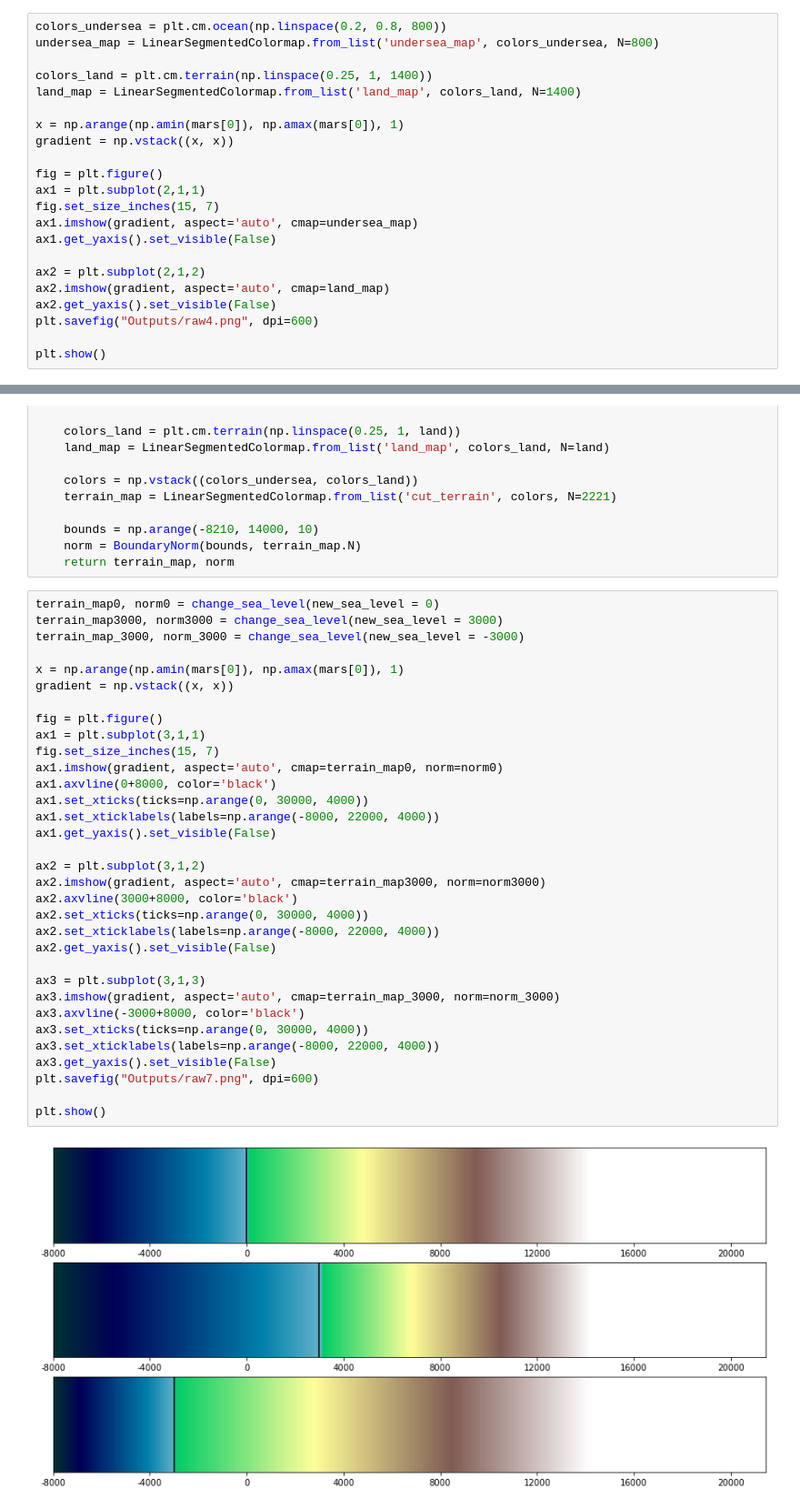
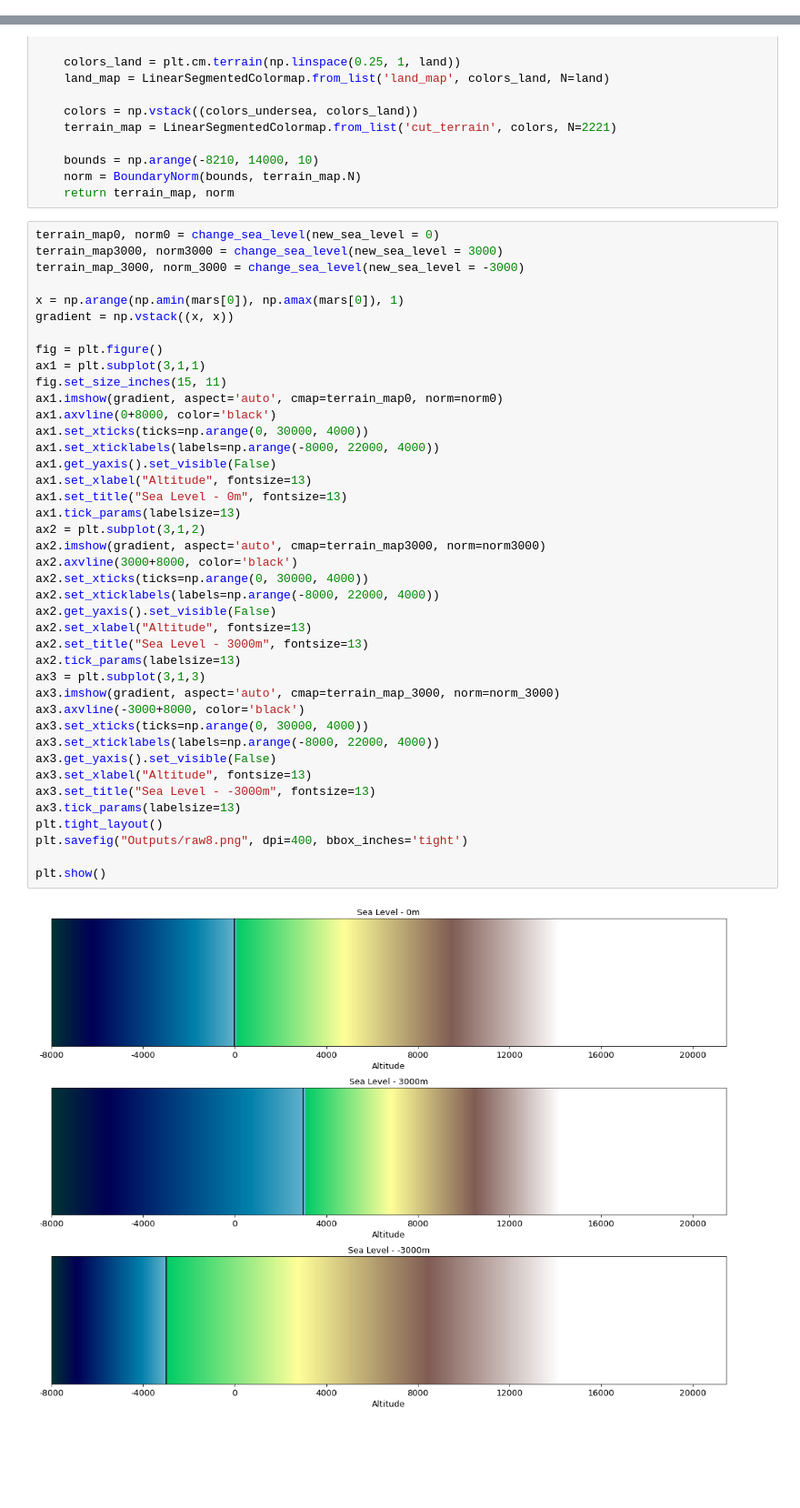
Before and after one commit to symmy596/towards-data-science-articles, a Jupyter notebook: Mars/Mars_article.ipynb, the cells around one changed output, grey strips where cells are left out. Shown at 91% size. Drawn from its saved outputs; the diff is of its cells as text; blank space fills up the shorter version.

```diff
--- a/Mars/Mars_article.ipynb
+++ b/Mars/Mars_article.ipynb
@@ -95,22 +246,0 @@ plt.show()
-# %%
-colors_undersea = plt.cm.ocean(np.linspace(0.2, 0.8, 800))
-undersea_map = LinearSegmentedColormap.from_list('undersea_map', colors_undersea, N=800)
-
-colors_land = plt.cm.terrain(np.linspace(0.25, 1, 1400))
-land_map = LinearSegmentedColormap.from_list('land_map', colors_land, N=1400)
-
-x = np.arange(np.amin(mars[0]), np.amax(mars[0]), 1)
-gradient = np.vstack((x, x))
-
-fig = plt.figure()
-ax1 = plt.subplot(2,1,1)
-fig.set_size_inches(15, 7)
-ax1.imshow(gradient, aspect='auto', cmap=undersea_map)
-ax1.get_yaxis().set_visible(False)
-
-ax2 = plt.subplot(2,1,2)
-ax2.imshow(gradient, aspect='auto', cmap=land_map)
-ax2.get_yaxis().set_visible(False)
-plt.savefig("Outputs/raw4.png", dpi=600)
-
-plt.show()
@@ -189,35 +283,43 @@ def change_sea_level(new_sea_level):
 # %%
 terrain_map0, norm0 = change_sea_level(new_sea_level = 0)
 terrain_map3000, norm3000 = change_sea_level(new_sea_level = 3000)
 terrain_map_3000, norm_3000 = change_sea_level(new_sea_level = -3000)
 
 x = np.arange(np.amin(mars[0]), np.amax(mars[0]), 1)
 gradient = np.vstack((x, x))
 
 fig = plt.figure()
 ax1 = plt.subplot(3,1,1)
-fig.set_size_inches(15, 7)
+fig.set_size_inches(15, 11)
 ax1.imshow(gradient, aspect='auto', cmap=terrain_map0, norm=norm0)
 ax1.axvline(0+8000, color='black')
 ax1.set_xticks(ticks=np.arange(0, 30000, 4000))
 ax1.set_xticklabels(labels=np.arange(-8000, 22000, 4000))
 ax1.get_yaxis().set_visible(False)
-
+ax1.set_xlabel("Altitude", fontsize=13)
+ax1.set_title("Sea Level - 0m", fontsize=13)
+ax1.tick_params(labelsize=13)
 ax2 = plt.subplot(3,1,2)
 ax2.imshow(gradient, aspect='auto', cmap=terrain_map3000, norm=norm3000)
 ax2.axvline(3000+8000, color='black')
 ax2.set_xticks(ticks=np.arange(0, 30000, 4000))
 ax2.set_xticklabels(labels=np.arange(-8000, 22000, 4000))
 ax2.get_yaxis().set_visible(False)
-
+ax2.set_xlabel("Altitude", fontsize=13)
+ax2.set_title("Sea Level - 3000m", fontsize=13)
+ax2.tick_params(labelsize=13)
 ax3 = plt.subplot(3,1,3)
 ax3.imshow(gradient, aspect='auto', cmap=terrain_map_3000, norm=norm_3000)
 ax3.axvline(-3000+8000, color='black')
 ax3.set_xticks(ticks=np.arange(0, 30000, 4000))
 ax3.set_xticklabels(labels=np.arange(-8000, 22000, 4000))
 ax3.get_yaxis().set_visible(False)
-plt.savefig("Outputs/raw7.png", dpi=600)
+ax3.set_xlabel("Altitude", fontsize=13)
+ax3.set_title("Sea Level - -3000m", fontsize=13)
+ax3.tick_params(labelsize=13)
+plt.tight_layout()
+plt.savefig("Outputs/raw8.png", dpi=400, bbox_inches='tight')
 
 plt.show()
 # %% [output]
-[figure, old version]
+[figure, new version]
```
Also changed, not shown: parts of 20 cells of this notebook, 37 other files.
